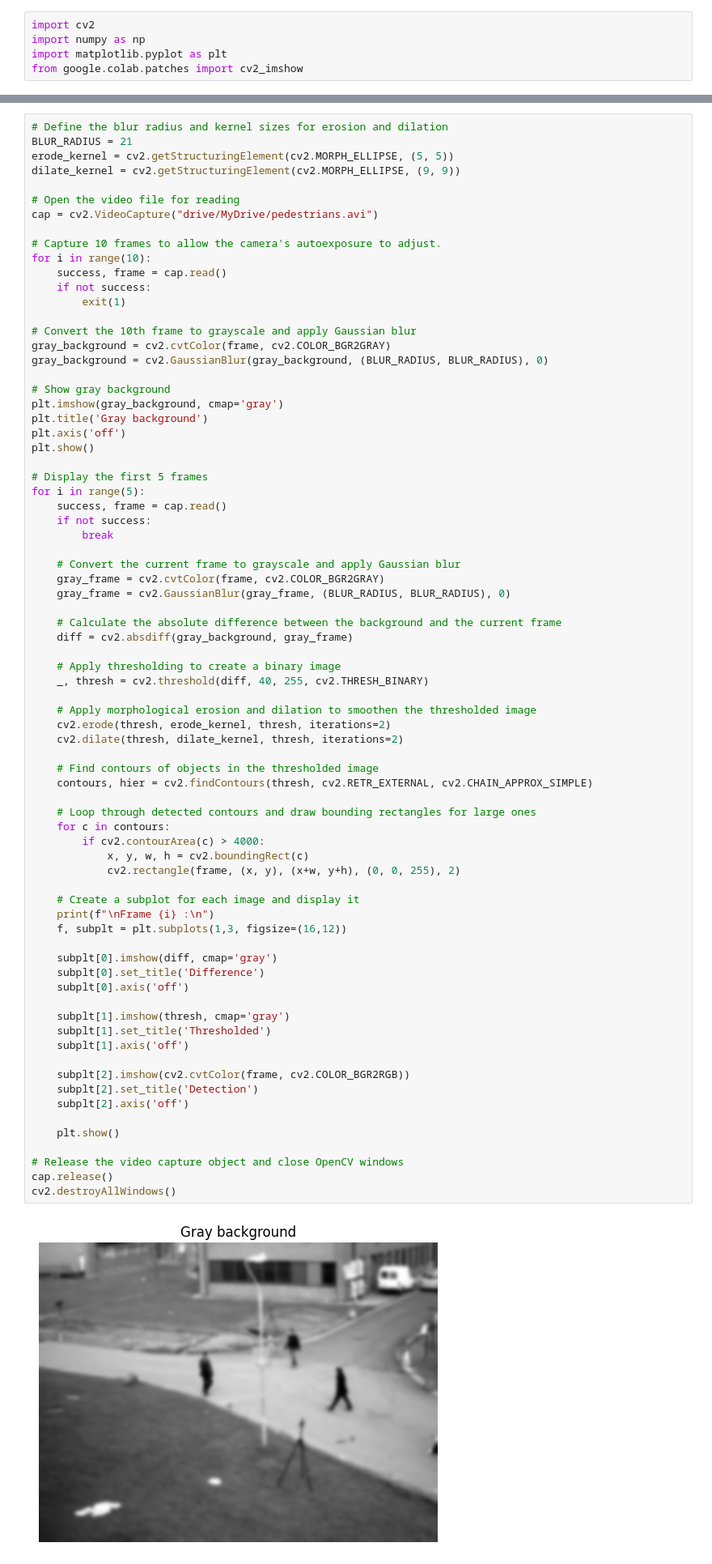
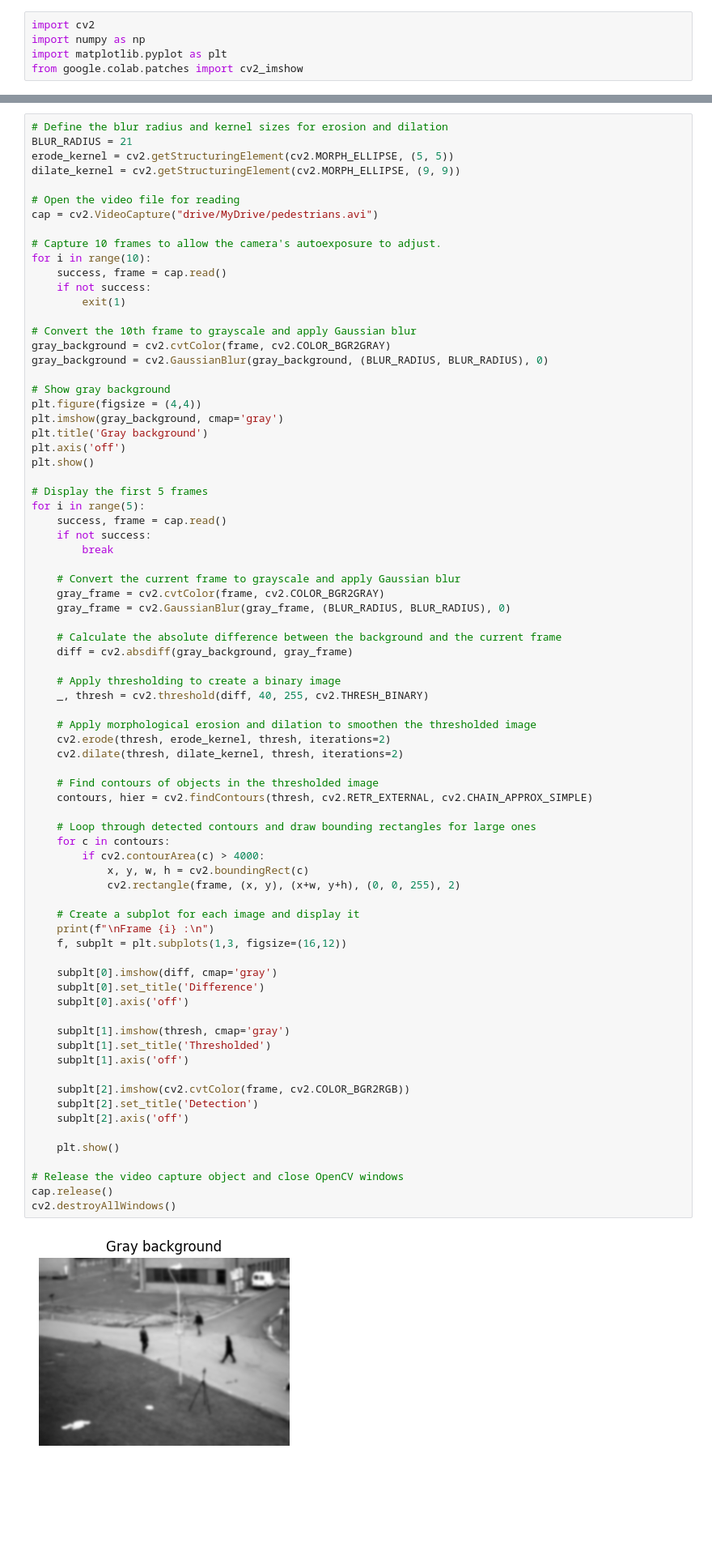
Before and after one commit to ZahraEk/OpenCV-Course, a Jupyter notebook: basic_motion_detection.ipynb, the cells around one changed output, grey strips where cells are left out. Shown at 81% size. Cells and saved outputs as stored; diff of their text form; blank space fills up the shorter version.

```diff
--- a/basic_motion_detection.ipynb
+++ b/basic_motion_detection.ipynb
@@ -35,6 +37,7 @@ gray_background = cv2.cvtColor(frame, cv2.COLOR_BGR2GRAY)
 gray_background = cv2.GaussianBlur(gray_background, (BLUR_RADIUS, BLUR_RADIUS), 0)
 
 # Show gray background
+plt.figure(figsize = (4,4))
 plt.imshow(gray_background, cmap='gray')
 plt.title('Gray background')
 plt.axis('off')
@@ -64,34 +67,34 @@ for i in range(5):
     contours, hier = cv2.findContours(thresh, cv2.RETR_EXTERNAL, cv2.CHAIN_APPROX_SIMPLE)
 
     # Loop through detected contours and draw bounding rectangles for large ones
     for c in contours:
         if cv2.contourArea(c) > 4000:
             x, y, w, h = cv2.boundingRect(c)
             cv2.rectangle(frame, (x, y), (x+w, y+h), (0, 0, 255), 2)
 
     # Create a subplot for each image and display it
     print(f"\nFrame {i} :\n")
     f, subplt = plt.subplots(1,3, figsize=(16,12))
 
     subplt[0].imshow(diff, cmap='gray')
     subplt[0].set_title('Difference')
     subplt[0].axis('off')
 
     subplt[1].imshow(thresh, cmap='gray')
     subplt[1].set_title('Thresholded')
     subplt[1].axis('off')
 
     subplt[2].imshow(cv2.cvtColor(frame, cv2.COLOR_BGR2RGB))
     subplt[2].set_title('Detection')
     subplt[2].axis('off')
 
     plt.show()
 
 # Release the video capture object and close OpenCV windows
 cap.release()
 cv2.destroyAllWindows()
 # %% [output]
-[figure, old version]
+[figure, new version]
 Frame 0 :
 [figure]
 Frame 1 :
```
Also changed, not shown: parts of 1 cell of this notebook.
